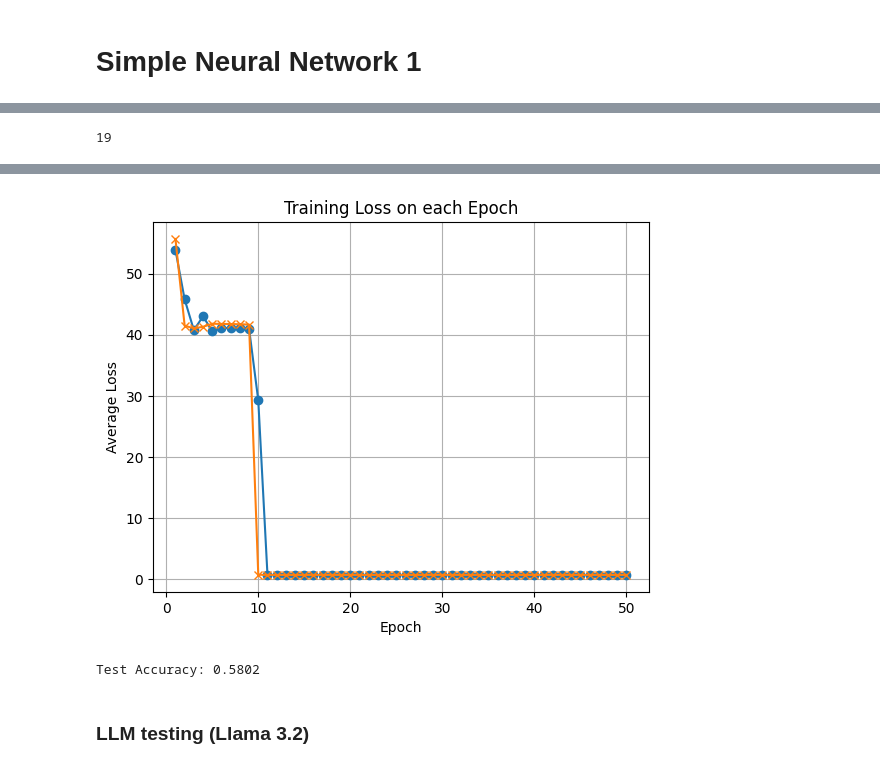
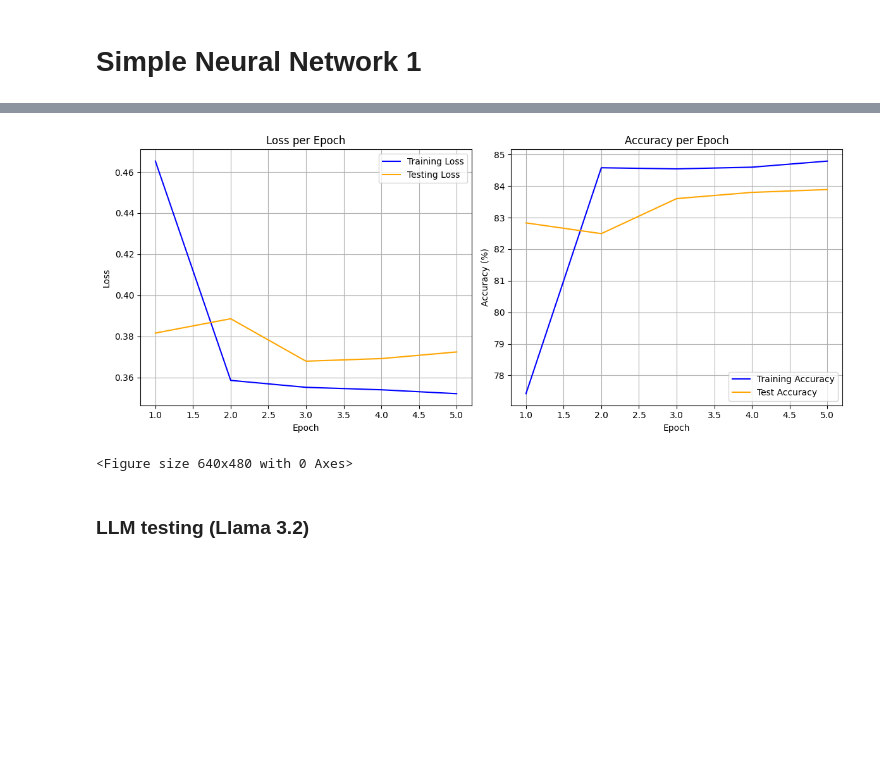
Before and after one commit to paranjaa/ece1508-student-depression-project, a Jupyter notebook: ECE1508_Project.ipynb, the cells around one changed output, grey strips where cells are left out. Cells and saved outputs as stored; diff of their text form; code cells hidden in the pictures; blank space fills up the shorter version.

Commit message:
Fixed training function, now it graphs accuracy as well Might want to split it up into separate pieces

```diff
--- a/ECE1508_Project.ipynb
+++ b/ECE1508_Project.ipynb
@@ -185,3 +157,29 @@ df['Depression'] = final_column
+# %%
+# Financial Stress: Suprisngly close, with 5.0 on top. Convert to int.
+# df = df.rename(columns={'Financial Stress': 'financial_stress'})
+df_1["Financial Stress"].value_counts()
+#wait, this column has two values that aren't filled in, it has 27898 entries?
+#filling the handful of NA values with a 5, since it's already ahead by 900 or so
+df_1["Financial Stress"] = df_1["Financial Stress"].fillna(5.0)
+
+df_1["Financial Stress"] = df_1["Financial Stress"].astype(int)
+# %%
+# Family History of Mental Illness: Also quite close numbers, convert to binary
+#also rename this one
+# df_1["Family History of Mental Illness"].value_counts()
+
+# df_1 = df_1.rename(columns={"Family History of Mental Illness": "family_history"})
+df_1["Family History of Mental Illness"] = df_1["Family History of Mental Illness"].map({"Yes": True, "No": False})
+# %%
+# Depression: Main label. More people do than don't.
+# df_1["Depression"].value_counts()
+
+# df_1 = df_1.rename(columns={"Depression": "depression"})
+df_1["Depression"] = df_1["Depression"].astype(bool)
+
+#put depression at the end of the list so we can get at it easily
+final_column = df_1.pop('Depression')
+df_1['Depression'] = final_column
 # %%
 #final name cleanup, put everything else in lowercase, as well as replacing any spaces
 # df.columns = df.columns.str.lower()
@@ -238,4 +370,4 @@ memory usage: 1.8+ MB
 # %%
-X = df.iloc[:, 0:-1].values #get everything except for the last column, done the cleanup
-y = df.iloc[:, -1].values   # only take the last one, since it has our label
+X = df_1.iloc[:, 0:-1].values # get everything except for the last column, done the cleanup
+y = df_1.iloc[:, -1].values   # only take the last one, since it has our label
 # %%
@@ -263,10 +389,6 @@ batch_size = 50
 
 train_loader = DataLoader(train_dataset, batch_size, shuffle=True)
 test_loader = DataLoader(test_dataset, batch_size, shuffle=False)
-# %%
-print(X_train.shape[1])
-# %% [output]
-19
 # %%
 class SimpleNN(nn.Module):
     def __init__(self):
@@ -424,10 +552,10 @@ def train(model, train_loader, test_loader, criterion, optimizer, num_epochs):
 model = SimpleNN()
 loss_function = nn.BCELoss()
 optimizer = optim.Adam(model.parameters(), lr=0.001)
-num_epochs = 50
+num_epochs = 5
 
 device = torch.device("cuda" if torch.cuda.is_available() else "cpu")
 model.to(device)
 
-train(model, train_loader, loss_function, optimizer, num_epochs)
+evaluate(model, train_loader, test_loader, loss_function, optimizer, num_epochs)
 # %% [output]
@@ -451,18 +567,5 @@ Epoch [50/50] - Train Loss: 0.6781, Test Loss: 0.6803
-[figure, old version]
+[figure, new version]
+<Figure size 640x480 with 0 Axes>
-# %%
-model.eval()
-with torch.no_grad():
-    correct, total = 0, 0
-    for X_batch, y_batch in test_loader:
-        outputs = model(X_batch)
-        predicted = (outputs >= 0.5).float()
-        correct += (predicted == y_batch).sum().item()
-        total += y_batch.size(0)
-
-accuracy = correct / total
-print(f"Test Accuracy: {accuracy:.4f}")
-# %% [output]
-Test Accuracy: 0.5802
 # %%
 # Suggestions
 #precision recall, f1 score to improve loss
```
Also changed, not shown: parts of 48 cells of this notebook.
